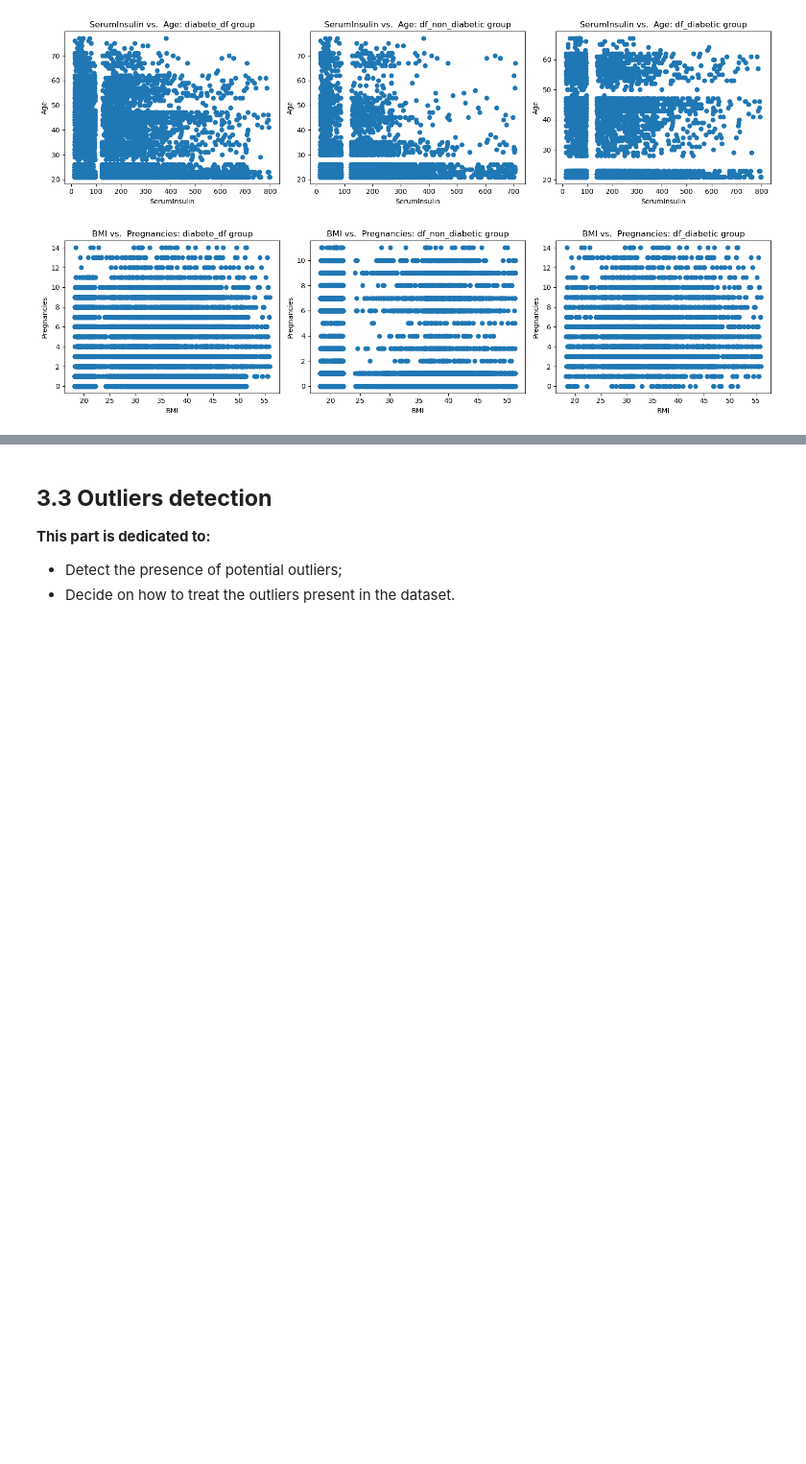
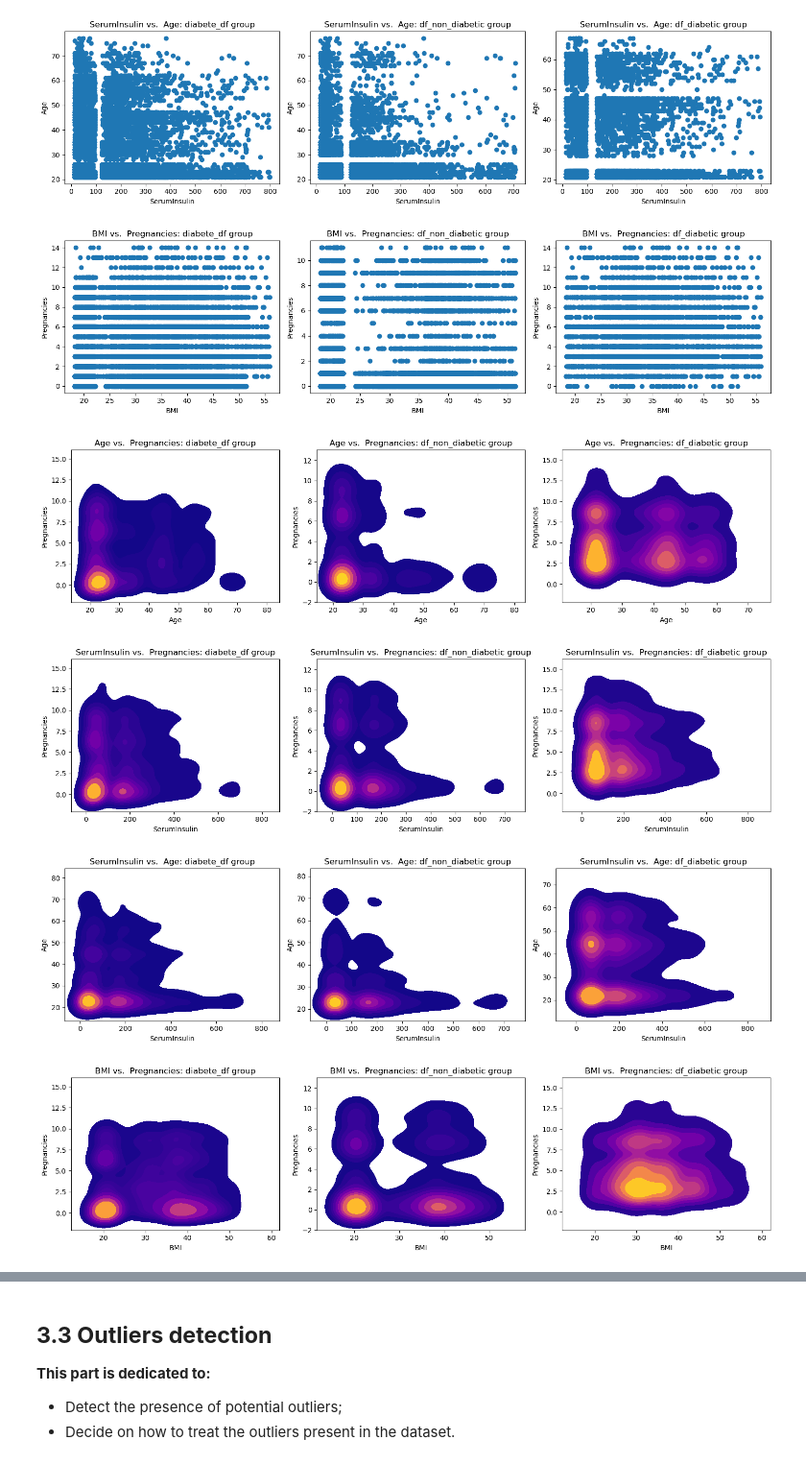
Before and after one commit to Lucky12348/diabetes_prediction, a Jupyter notebook: EDA.ipynb, the cells around one changed output, grey strips where cells are left out. Shown at 96% size. Cells and saved outputs as stored; diff of their text form; code cells hidden in the pictures; blank space fills up the shorter version.

```diff
--- a/EDA.ipynb
+++ b/EDA.ipynb
@@ -106,6 +106,24 @@ def point_clouds_per_col(dataframes, dataframes_names, column0, column1):
     plt.show()
 
 
+
+# A function that generates heat map from two difference columns of the dataset.
+def heatmap_per_col(dataframes,dataframes_names, column0, column1):
+    n = len(dataframes)
+
+    fig, axes = plt.subplots(ncols=n, nrows=1, figsize=(5 * n, 4))
+    for i in range(n):
+        name = dataframes_names[i]
+        sns.kdeplot(x=dataframes[i][column0],y=dataframes[i][column1],fill=True,cmap='hot', ax=axes[i])
+
+        axes[i].set_title(f"{column0} vs.  {column1}: {name} group")
+        axes[i].set_xlabel(f"{column0}")
+        axes[i].set_ylabel(f"{column1}")
+
+    plt.tight_layout()
+    plt.show()
+
+
 # A function that allows to check of the top 10 most frequent values per column in a dataframe
 def top_10_frequent_values(df,col_name = None):#add col_name, optional parameter to print only values for selected column
     if(col_name is None):
@@ -649,3 +667,12 @@ for x,y in study_pair:
 [figure]
 [figure]
 [figure]
+# %%
+study_pair = [("Age","Pregnancies"),("SerumInsulin","Pregnancies"),("SerumInsulin","Age"),("BMI","Pregnancies")]
+for x,y in study_pair:
+    heatmap_per_col([diabete_df,df_non_diabetic,df_diabetic],["diabete_df","df_non_diabetic","df_diabetic"],x,y)
+# %% [output]
+[figure, added]
+[figure, added]
+[figure, added]
+[figure, added]
```
Also changed, not shown: parts of 24 cells of this notebook.
